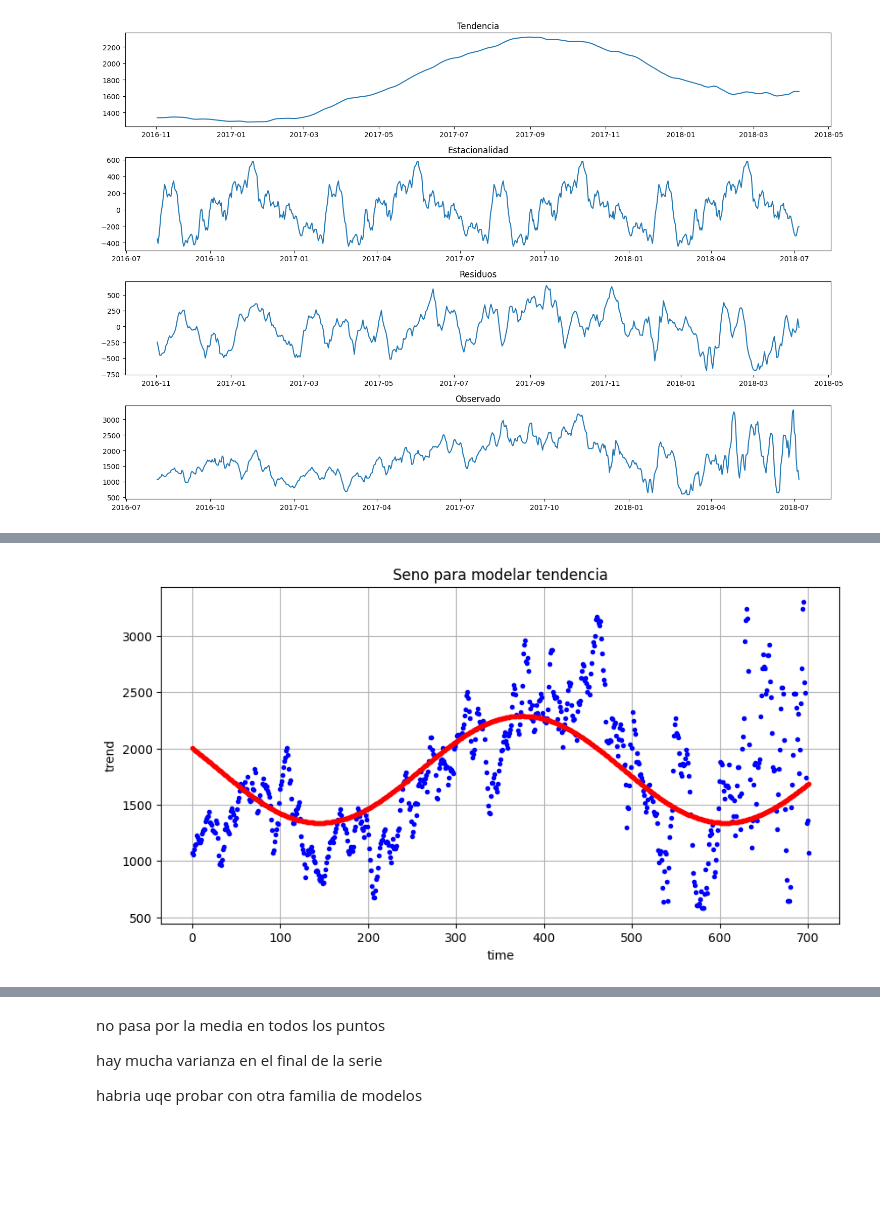
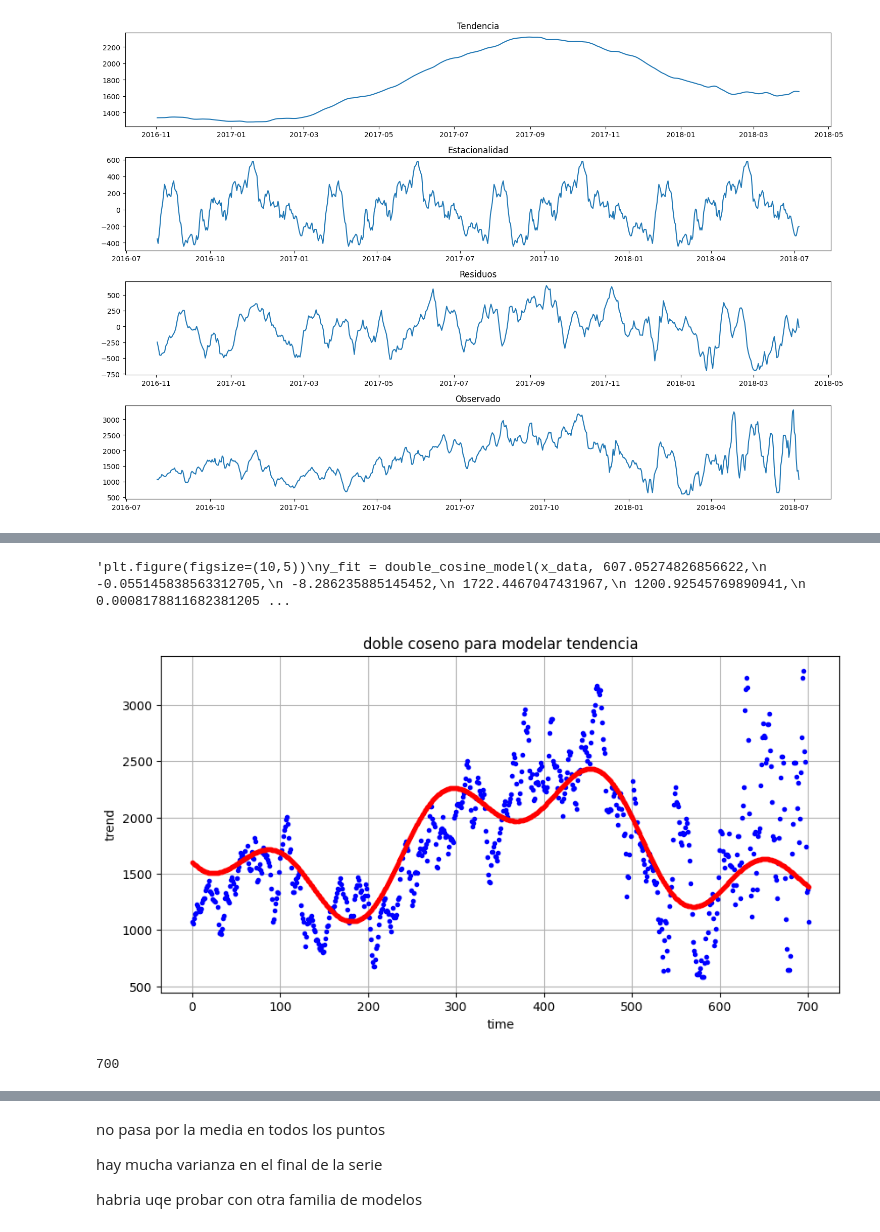
Before and after one commit to marianataglio/seriestemporales, a Jupyter notebook: tp_st.ipynb, the cells around one changed output, grey strips where cells are left out. Drawn from its saved outputs; the diff is of its cells as text; code cells hidden in the pictures; blank space fills up the shorter version.

Commit message:
doble cosine

```diff
--- a/tp_st.ipynb
+++ b/tp_st.ipynb
@@ -280,5 +280,10 @@ def cosine_model(x, a, b, c, d):
     return a * np.cos(b * x + c) + d
 
 # a = amplitud, b=frecuencia, c=fase, d=offset
+# %%
+def double_cosine_model(x, a, b, c, d, e, f, g):
+    return a * np.cos(b * x + c) + d + e * np.cos(f * x + g)
+
+# a = amplitud, b=frecuencia, c=fase, d=offset
 # %%
 #popt, pcov = curve_fit(quadratic_model, x_data, y_data)
@@ -294,10 +401,32 @@ y_fit = sinusoidal_model(x_data, a_opt, b_opt, c_opt, d_opt)
+# %%
+def double_cosine_model(x, a, b, c, d, e, f, g):
+    return a * np.cos(b * x + c) + d + e * np.cos(f * x + g)
+# %%
+'''plt.figure(figsize=(10,5))
+y_fit = double_cosine_model(x_data, 607.05274826856622,
+ -0.055145838563312705,
+ -8.286235885145452,
+ 1722.4467047431967,
+ 1200.92545769890941,
+ 0.0008178811682381205,
+
+ 2.443877868930841)
+
+plt.plot(x_data, y_data, 'b.', label='original data')
+plt.plot(x_data, y_fit, 'r.', label="fitted data")
+plt.xlabel('time')
+plt.ylabel('trend')
+plt.title('doble coseno para modelar tendencia')
+plt.grid(True)'''
+# %% [output]
+'plt.figure(figsize=(10,5))\ny_fit = double_cosine_model(x_data, 607.05274826856622,\n -0.055145838563312705,\n -8.286235885145452,\n 1722.4467047431967,\n 1200.92545769890941,\n 0.0008178811682381205 ...
 # %%
 plt.figure(figsize=(10,5))
 plt.plot(x_data, y_data, 'b.', label='original data')
 plt.plot(x_data, y_fit, 'r.', label="fitted data")
 plt.xlabel('time')
 plt.ylabel('trend')
-plt.title('Seno para modelar tendencia')
+plt.title('doble coseno para modelar tendencia')
 plt.grid(True)
 # %% [output]
-[figure, old version]
+[figure, new version]
@@ -303,0 +437,5 @@ plt.grid(True)
+# %%
+a = np.percentile(np.absolute(fft), np.linspace(0, 100, num=10))[0]
+((np.absolute(fft) > a) & (fft.real < 1e6)).sum()
+# %% [output]
+700
```
Also changed, not shown: parts of 17 cells of this notebook.
